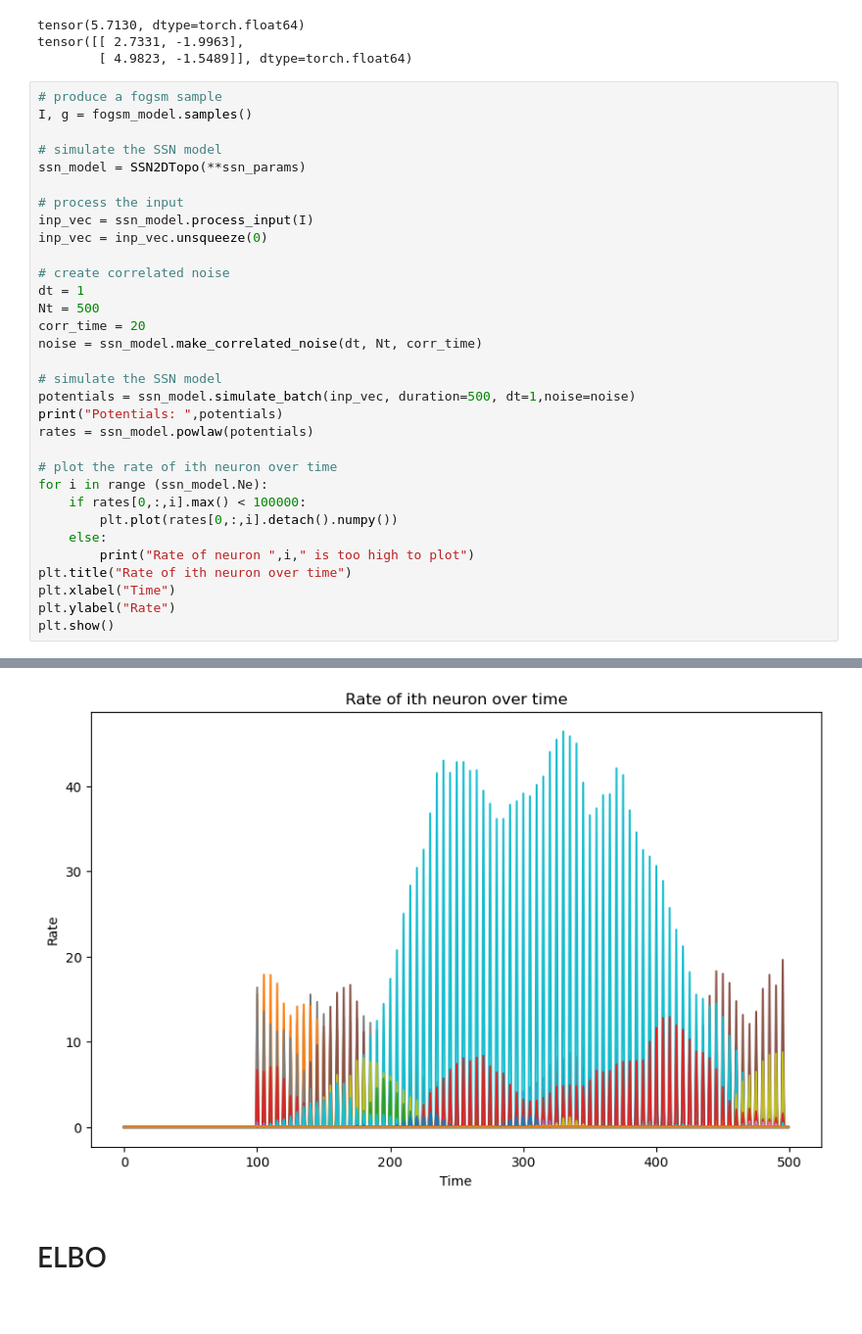
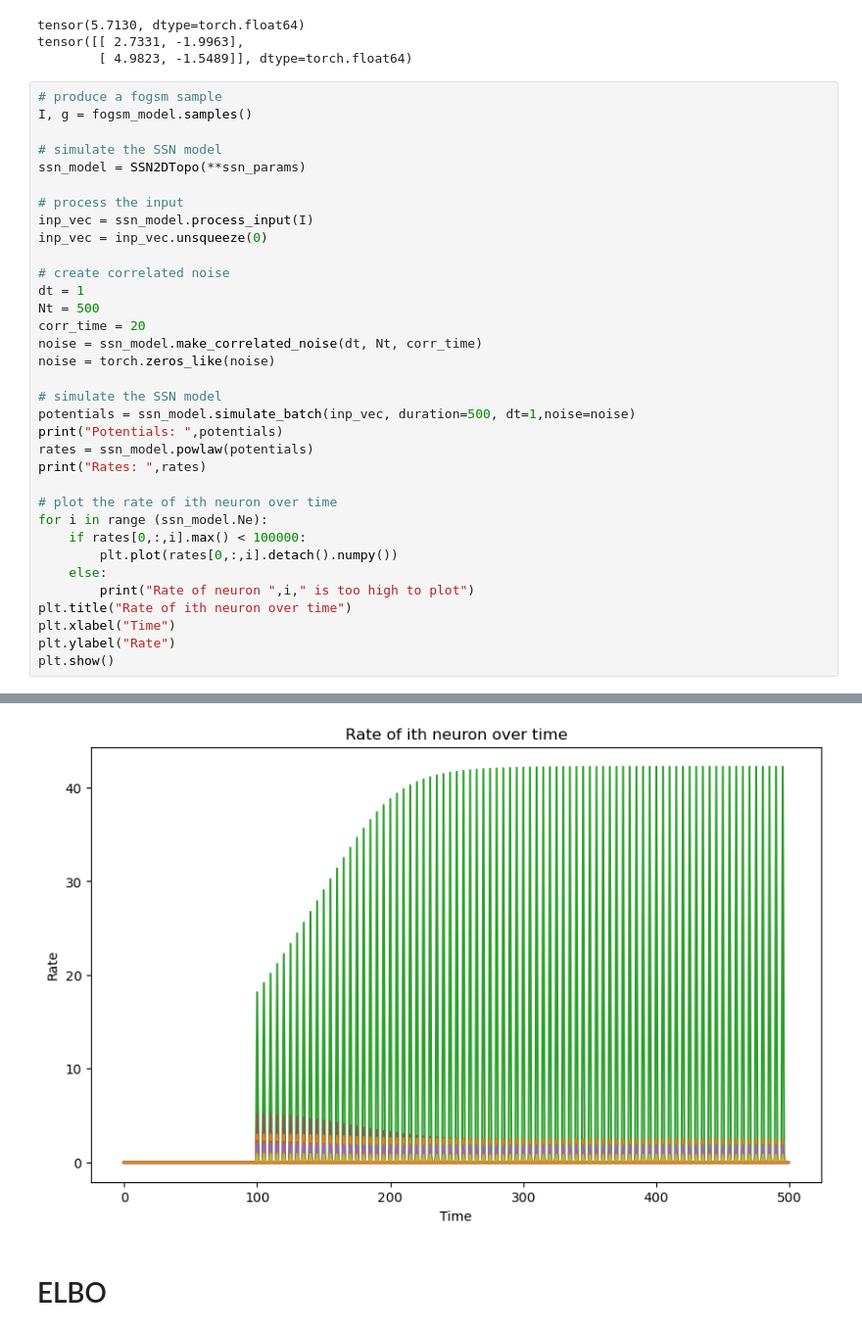
Before and after one commit to NandiniShiralkar/IIB-Project, a Jupyter notebook: Final_Combined.ipynb, the cells around one changed output, grey strips where cells are left out. Shown: that part at 98% size. Drawn from its saved outputs; the diff is of its cells as text.

```diff
--- a/Final_Combined.ipynb
+++ b/Final_Combined.ipynb
@@ -616,11 +620,13 @@ dt = 1
 Nt = 500
 corr_time = 20
 noise = ssn_model.make_correlated_noise(dt, Nt, corr_time)
+noise = torch.zeros_like(noise)
 
 # simulate the SSN model
 potentials = ssn_model.simulate_batch(inp_vec, duration=500, dt=1,noise=noise)
 print("Potentials: ",potentials)
 rates = ssn_model.powlaw(potentials)
+print("Rates: ",rates)
 
 # plot the rate of ith neuron over time
 for i in range (ssn_model.Ne):
@@ -650,4 +659,4 @@ Potentials:  tensor([[[0., 0., 0.,  ..., 0., 0., 0.],
-[figure, old version]
+[figure, new version]
 # %% [markdown]
 # ELBO
 # %%
```
Also changed, not shown: parts of 5 cells of this notebook.
